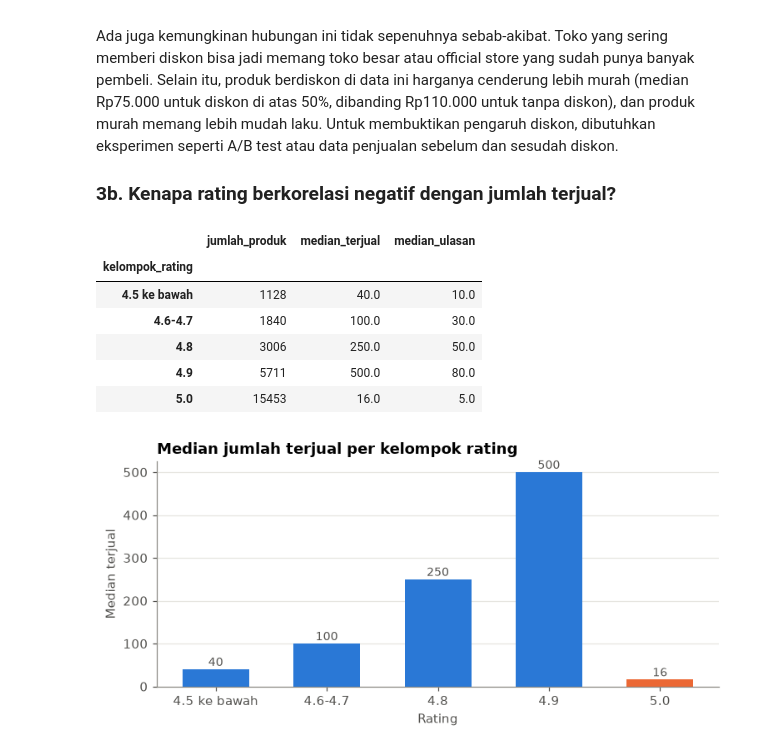
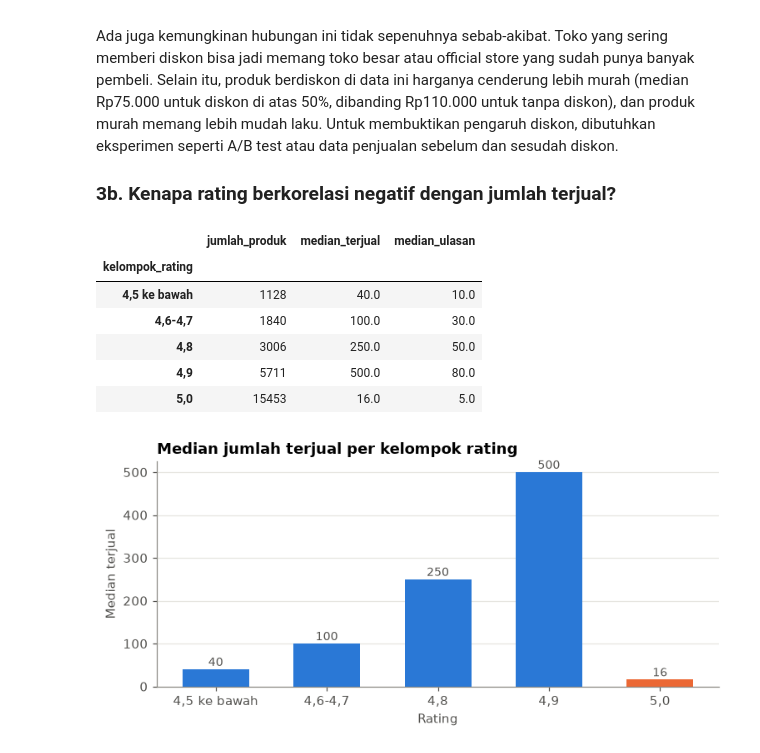
Before and after one commit to vinsonns24-lgtm/Tokopedia-Market-Dashboard, a Jupyter notebook: Notebooks/03_analisis_produk.ipynb, the cells around one changed output. Saved outputs shown, nothing was run; the diff lists cells and outputs as text; code cells hidden in the pictures.

```diff
--- a/Notebooks/03_analisis_produk.ipynb
+++ b/Notebooks/03_analisis_produk.ipynb
@@ -362,22 +362,22 @@ Ada juga kemungkinan hubungan ini tidak sepenuhnya sebab-akibat. Toko yang serin
 # %%
 df["kelompok_rating"] = pd.cut(
     df["rating"],
     bins=[0, 4.5, 4.7, 4.8, 4.9, 5.0],
-    labels=["4.5 ke bawah", "4.6-4.7", "4.8", "4.9", "5.0"],
+    labels=["4,5 ke bawah", "4,6-4,7", "4,8", "4,9", "5,0"],
 )
 per_rating = df.groupby("kelompok_rating", observed=True).agg(
     jumlah_produk=("terjual", "size"),
     median_terjual=("terjual", "median"),
     median_ulasan=("jumlah_ulasan", "median"),
 )
 per_rating
 # %% [output]
 |  | jumlah_produk | median_terjual | median_ulasan |
 | kelompok_rating |  |  |  |
-| 4.5 ke bawah | 1128 | 40.0 | 10.0 |
-| 4.6-4.7 | 1840 | 100.0 | 30.0 |
-| 4.8 | 3006 | 250.0 | 50.0 |
-| 4.9 | 5711 | 500.0 | 80.0 |
-| 5.0 | 15453 | 16.0 | 5.0 |
+| 4,5 ke bawah | 1128 | 40.0 | 10.0 |
+| 4,6-4,7 | 1840 | 100.0 | 30.0 |
+| 4,8 | 3006 | 250.0 | 50.0 |
+| 4,9 | 5711 | 500.0 | 80.0 |
+| 5,0 | 15453 | 16.0 | 5.0 |
 # %%
 fig, ax = plt.subplots(figsize=(7, 3.4))
```
Also changed, not shown: parts of 7 cells of this notebook, 17 other files.
